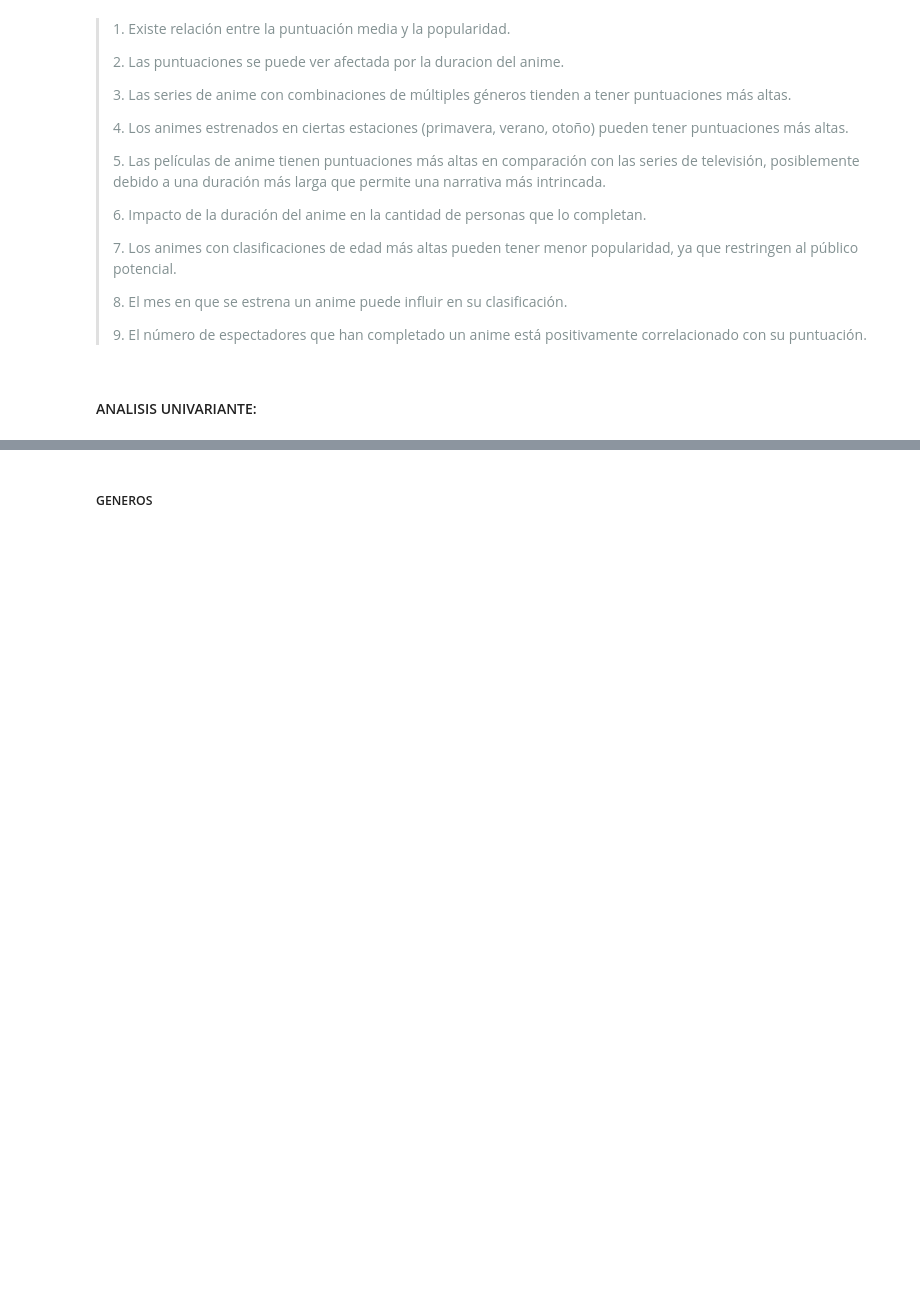
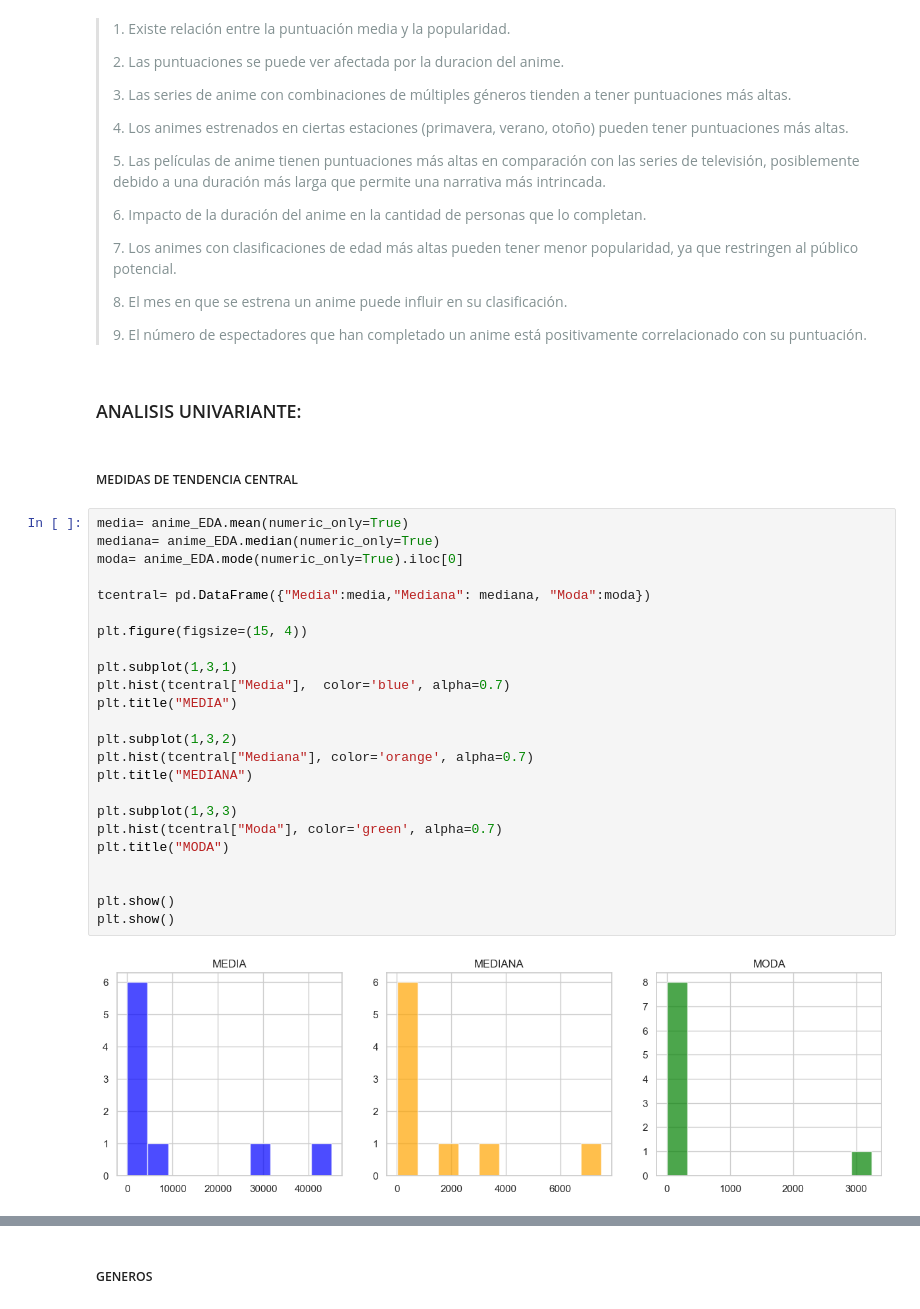
Before and after one commit to AmyGaarcia/DS_PT_09_2023, a Jupyter notebook: Data_Analysis/EDA/EDA_definitivo_anime.ipynb, the cells around one changed output, grey strips where cells are left out. Saved outputs shown, nothing was run; the diff lists cells and outputs as text; blank space fills up the shorter version.

```diff
--- a/Data_Analysis/EDA/EDA_definitivo_anime.ipynb
+++ b/Data_Analysis/EDA/EDA_definitivo_anime.ipynb
@@ -1103,4 +973,32 @@ sns.histplot(data=anime_EDA, x="Score",'' bins= 20)
 >
 ><span style="color:#839192" >9. El número de espectadores que han completado un anime está positivamente correlacionado con su puntuación.</span>
 # %% [markdown]
-#### ANALISIS UNIVARIANTE:
+### ANALISIS UNIVARIANTE:
+# %% [markdown]
+##### MEDIDAS DE TENDENCIA CENTRAL
+# %%
+media= anime_EDA.mean(numeric_only=True)
+mediana= anime_EDA.median(numeric_only=True)
+moda= anime_EDA.mode(numeric_only=True).iloc[0]
+
+tcentral= pd.DataFrame({"Media":media,"Mediana": mediana, "Moda":moda})
+
+plt.figure(figsize=(15, 4))
+
+plt.subplot(1,3,1)
+plt.hist(tcentral["Media"],  color='blue', alpha=0.7)
+plt.title("MEDIA")
+
+plt.subplot(1,3,2)
+plt.hist(tcentral["Mediana"], color='orange', alpha=0.7)
+plt.title("MEDIANA")
+
+plt.subplot(1,3,3)
+plt.hist(tcentral["Moda"], color='green', alpha=0.7)
+plt.title("MODA")
+
+
+plt.show()
+plt.show()
+# %% [output]
+[figure, added]
```
Also changed, not shown: parts of 44 cells of this notebook.
